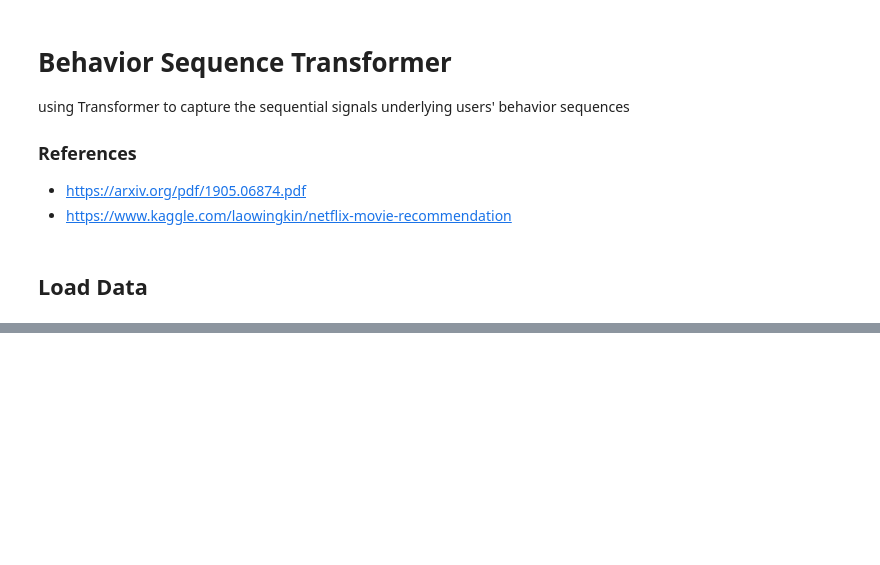
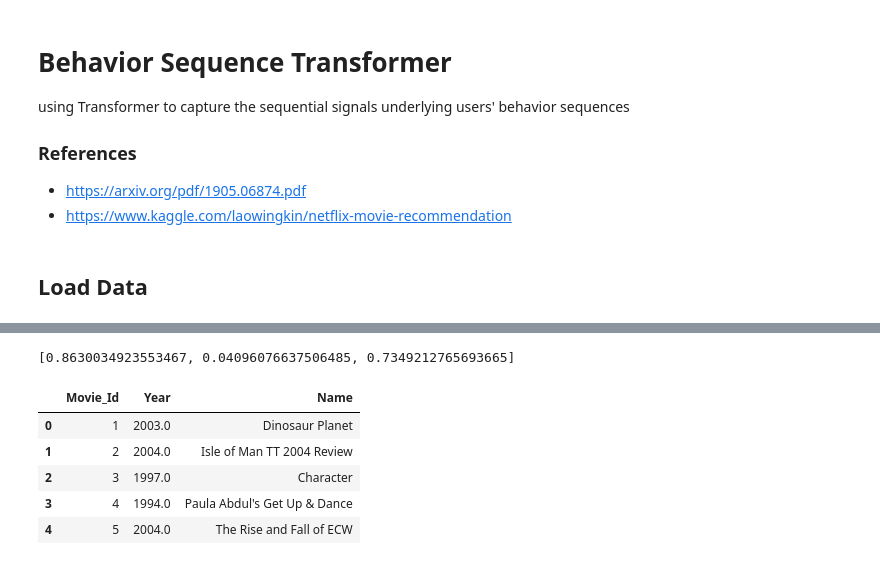
Before and after one commit to chanbi-raining/TIL, a Jupyter notebook: behavior-sequence-transformer-netflix-dataset.ipynb, the cells around one changed output, grey strips where cells are left out. Saved outputs shown, nothing was run; the diff lists cells and outputs as text; code cells hidden in the pictures; blank space fills up the shorter version.

```diff
--- a/behavior-sequence-transformer-netflix-dataset.ipynb
+++ b/behavior-sequence-transformer-netflix-dataset.ipynb
@@ -366,3 +365,7 @@ print(f'Test MAE: {round(mae, 3)}')
+# %%
+tmp
+# %% [output]
+[0.8630034923553467, 0.04096076637506485, 0.7349212765693665]
 # %%
 # This Python 3 environment comes with many helpful analytics libraries installed
 # It is defined by the kaggle/python Docker image: https://github.com/kaggle/docker-python
@@ -389,0 +387,11 @@ tmp.loc[tmp['ProductId'] >= 2]
+# %%
+df = pd.read_csv('../input/netflix-prize-data/movie_titles.csv', encoding="ISO-8859-1", header=None,
+                 names=['Movie_Id', 'Year', 'Name'])
+df.head()
+# %% [output]
+|  | Movie_Id | Year | Name |
+| 0 | 1 | 2003.0 | Dinosaur Planet |
+| 1 | 2 | 2004.0 | Isle of Man TT 2004 Review |
+| 2 | 3 | 1997.0 | Character |
+| 3 | 4 | 1994.0 | Paula Abdul's Get Up & Dance |
+| 4 | 5 | 2004.0 | The Rise and Fall of ECW |
```
Also changed, not shown: parts of 11 cells of this notebook.
